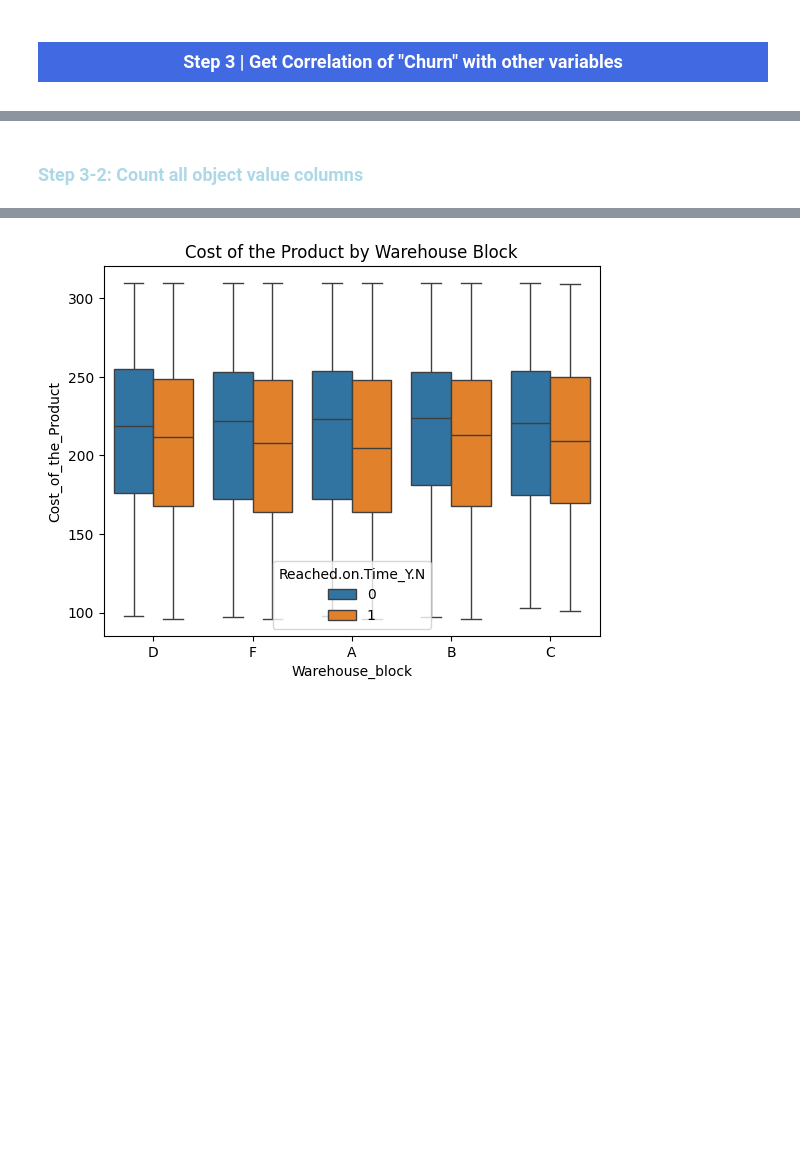
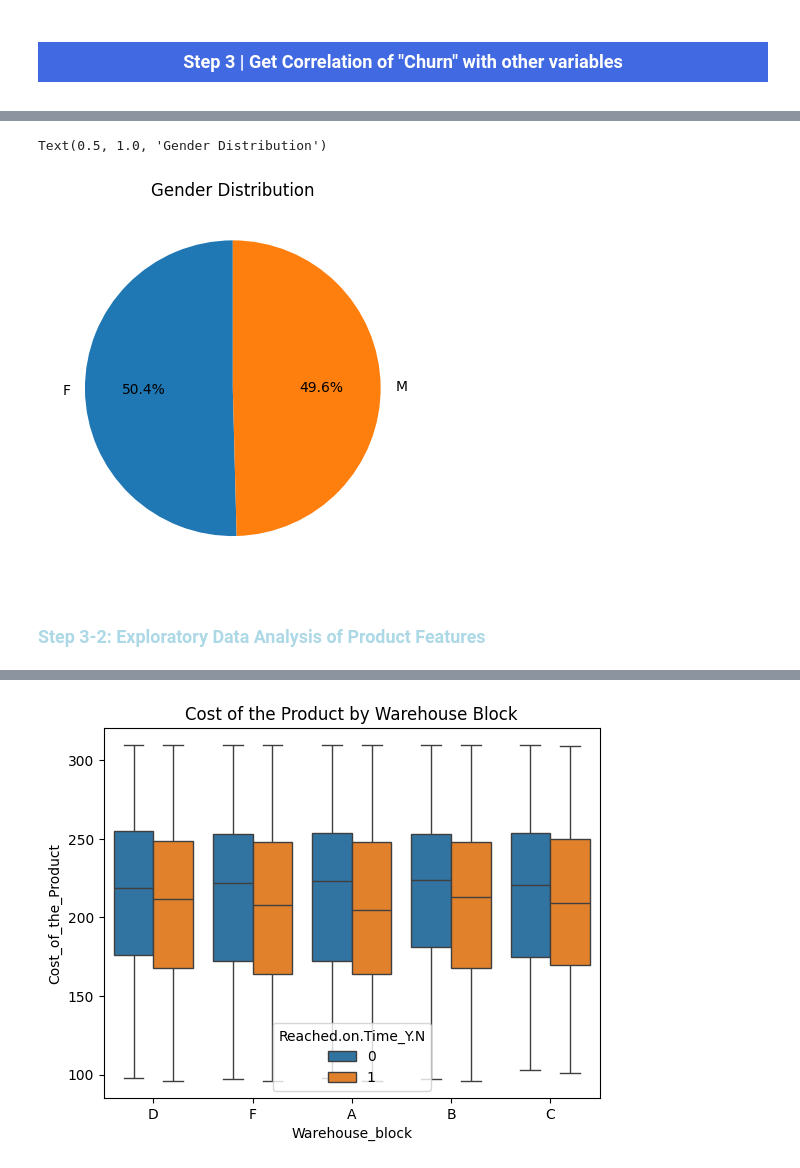
Before and after one commit to koratjay2022/CAPSTONE_PROJECT, a Jupyter notebook: E_commerce_Product_Delivery_Prediction.ipynb, the cells around one changed output, grey strips where cells are left out. Saved outputs shown, nothing was run; the diff lists cells and outputs as text; code cells hidden in the pictures; blank space fills up the shorter version.

```diff
--- a/E_commerce_Product_Delivery_Prediction.ipynb
+++ b/E_commerce_Product_Delivery_Prediction.ipynb
@@ -85,2 +122,8 @@ for column in data.select_dtypes(include=['int64', 'float64']).columns:
+# %%
+plt.pie(data['Gender'].value_counts(),labels = ['F','M'], autopct='%1.1f%%', startangle=90)
+plt.title('Gender Distribution')
+# %% [output]
+Text(0.5, 1.0, 'Gender Distribution')
+[figure, added]
 # %% [markdown]
-<h3 style="color:#ADD8E6;">Step 3-2: Count all object value columns </h3>
+<h3 style="color:#ADD8E6;">Step 3-2: Exploratory Data Analysis of Product Features </h3>
```
Also changed, not shown: parts of 52 cells of this notebook, 2 other files.
